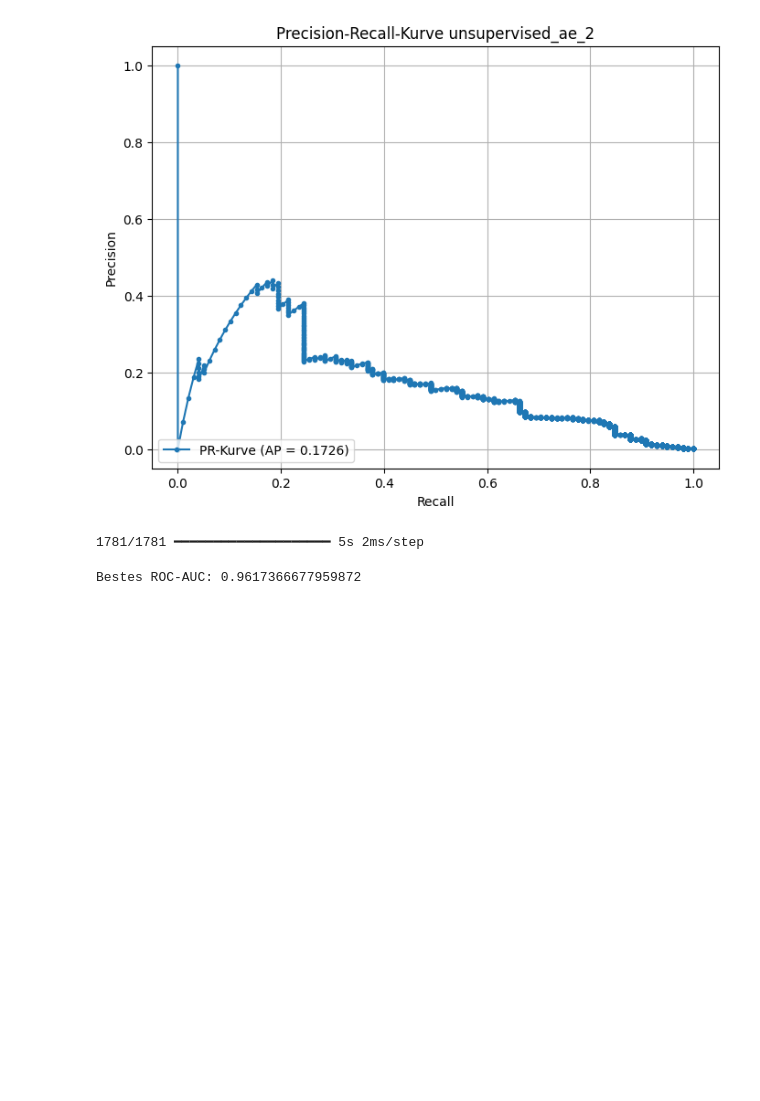
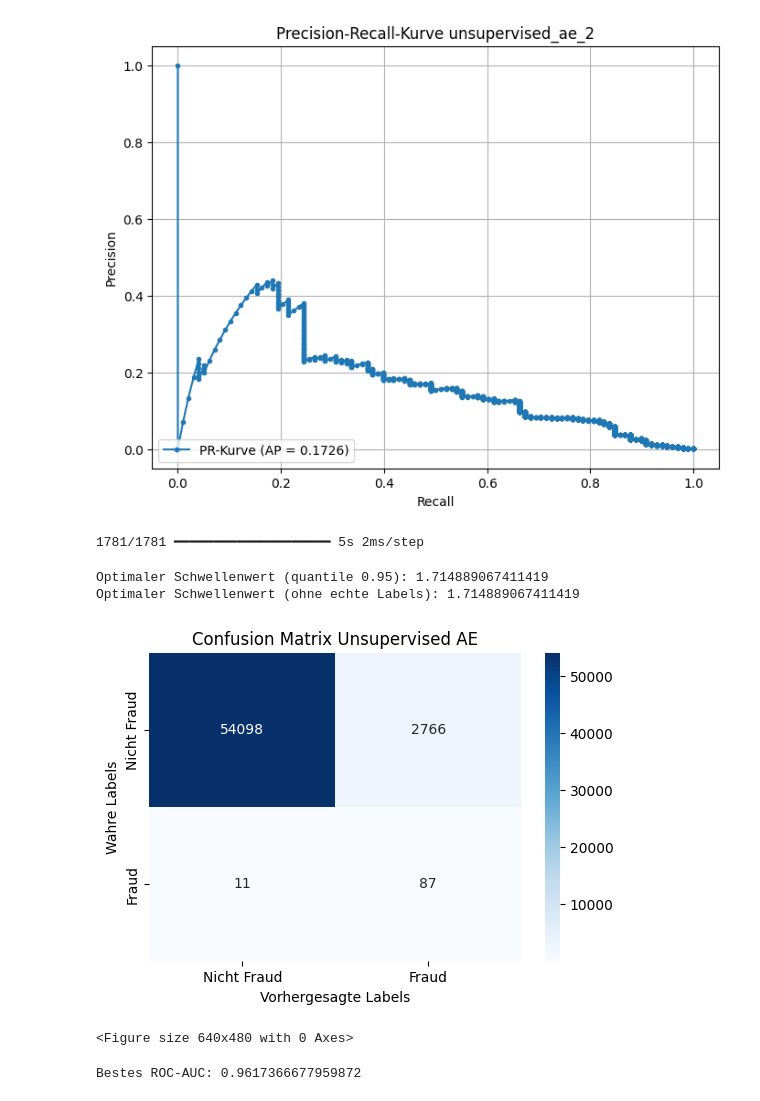
Before and after one commit to mylibui/demo, a Jupyter notebook: AE_VAE_Modelle_final.ipynb, the cells around one changed output. Saved outputs shown, nothing was run; the diff lists cells and outputs as text; code cells hidden in the pictures; blank space fills up the shorter version.

```diff
--- a/AE_VAE_Modelle_final.ipynb
+++ b/AE_VAE_Modelle_final.ipynb
@@ -3444,6 +3444,14 @@ fpr, tpr, _ = roc_curve(y_test, mse)
 roc_auc = auc(fpr, tpr)
 # %% [output]
 1781/1781 ━━━━━━━━━━━━━━━━━━━━ 5s 2ms/step
+# %%
+fraud_predictions = detect_fraud(best_uae, X_test)
+plot_confusion_matrix(model="Unsupervised AE", y_true=y_test, y_pred=fraud_predictions,folder_name="best_ae_results")
+# %% [output]
+Optimaler Schwellenwert (quantile 0.95): 1.714889067411419
+Optimaler Schwellenwert (ohne echte Labels): 1.714889067411419
+[figure, added]
+<Figure size 640x480 with 0 Axes>
 # %%
 print(f"Bestes ROC-AUC: {roc_auc}")
 # %% [output]
```
Also changed, not shown: parts of 2 cells of this notebook.
